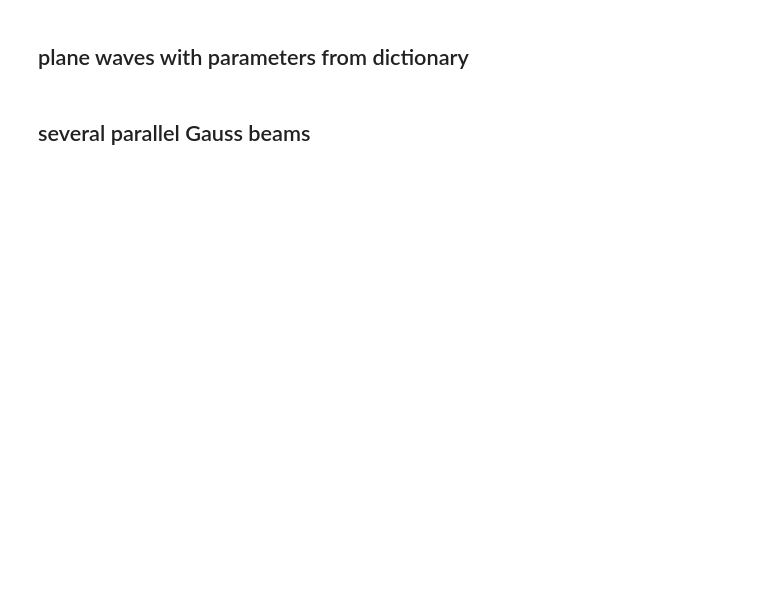
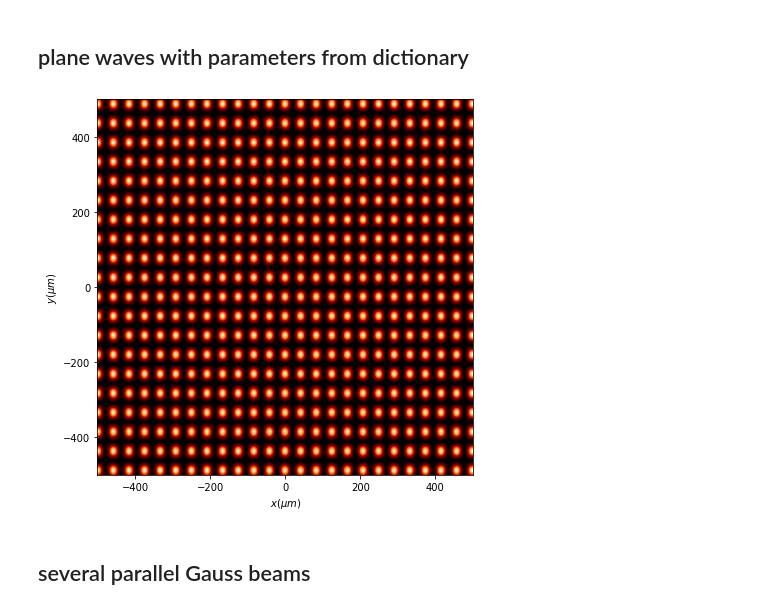
Before and after one commit to aocg-ucm/diffractio, a Jupyter notebook: docs/source/tutorial/scalar_XY/sources_xy.ipynb, the cells around one changed output. Cells and saved outputs as stored; diff of their text form; code cells hidden in the pictures; blank space fills up the shorter version.

```diff
--- a/docs/source/tutorial/scalar_XY/sources_xy.ipynb
+++ b/docs/source/tutorial/scalar_XY/sources_xy.ipynb
@@ -322,6 +287,27 @@ reduce_matrix_size: size ini = (256, 256), size_final = (256, 256)
 [figure]
 # %% [markdown]
 ## plane waves with parameters from dictionary
+# %%
+x0 = np.linspace(-500 * um, 500 * um, 256)
+y0 = np.linspace(-500 * um, 500 * um, 256)
+wavelength = 0.6328 * um
+
+params=[]
+p1=dict(A=1, theta=5*degrees, phi=5*degrees, z0=0)
+p2=dict(A=1, theta=-5*degrees, phi=5*degrees, z0=0)
+p3=dict(A=1, theta=5*degrees, phi=-5*degrees, z0=0)
+p4=dict(A=1, theta=-5*degrees, phi=-5*degrees, z0=0)
+
+params.append(p1)
+params.append(p2)
+params.append(p3)
+params.append(p4)
+
+u0 = Scalar_source_XY(x=x0, y=y0, wavelength=wavelength)
+u0.plane_waves_dict(params)
+u0.draw();
+# %% [output]
+[figure, added]
 # %% [markdown]
 ## several parallel Gauss beams
 # %%
```
Also changed, not shown: parts of 17 cells of this notebook, 45 other files.
